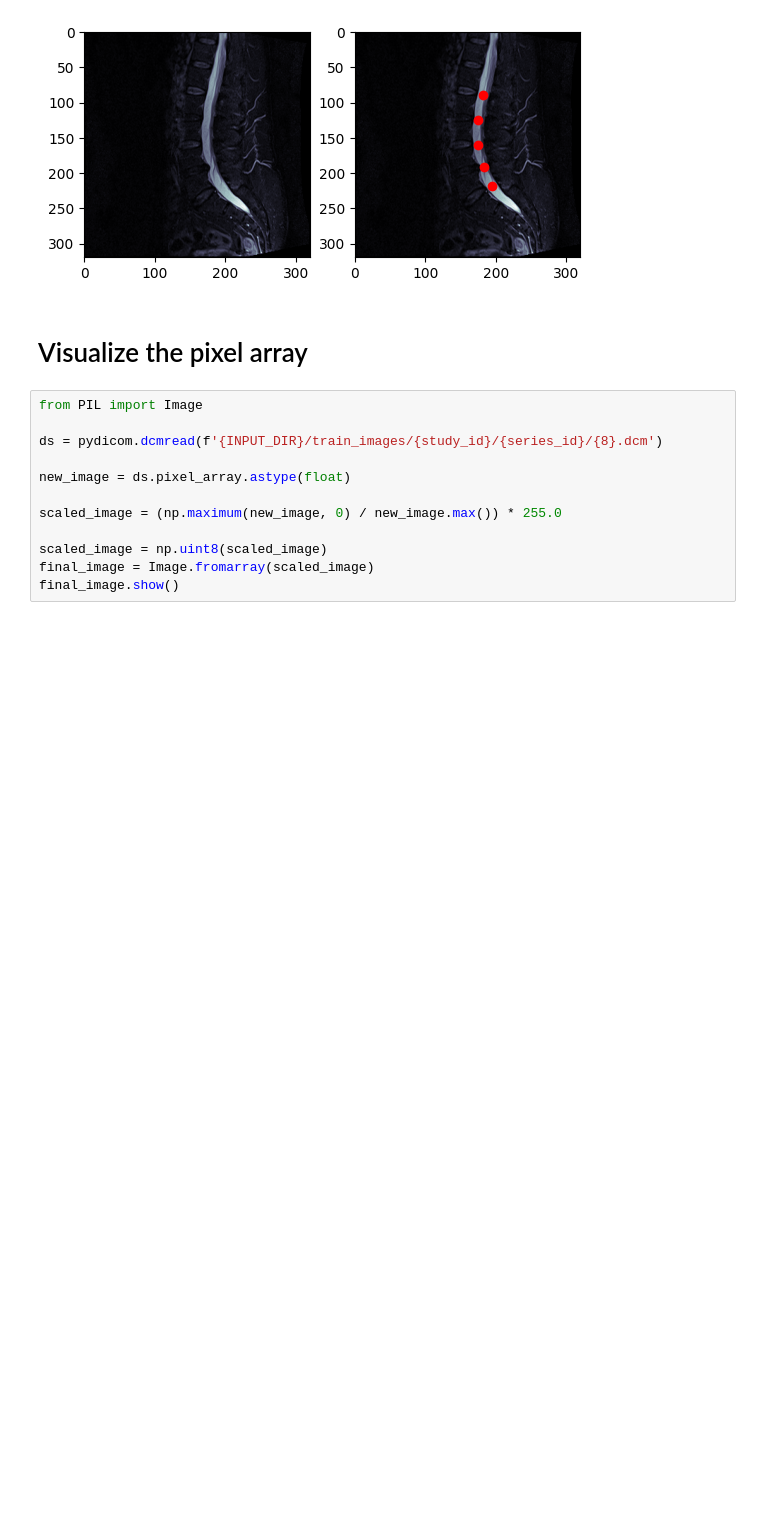
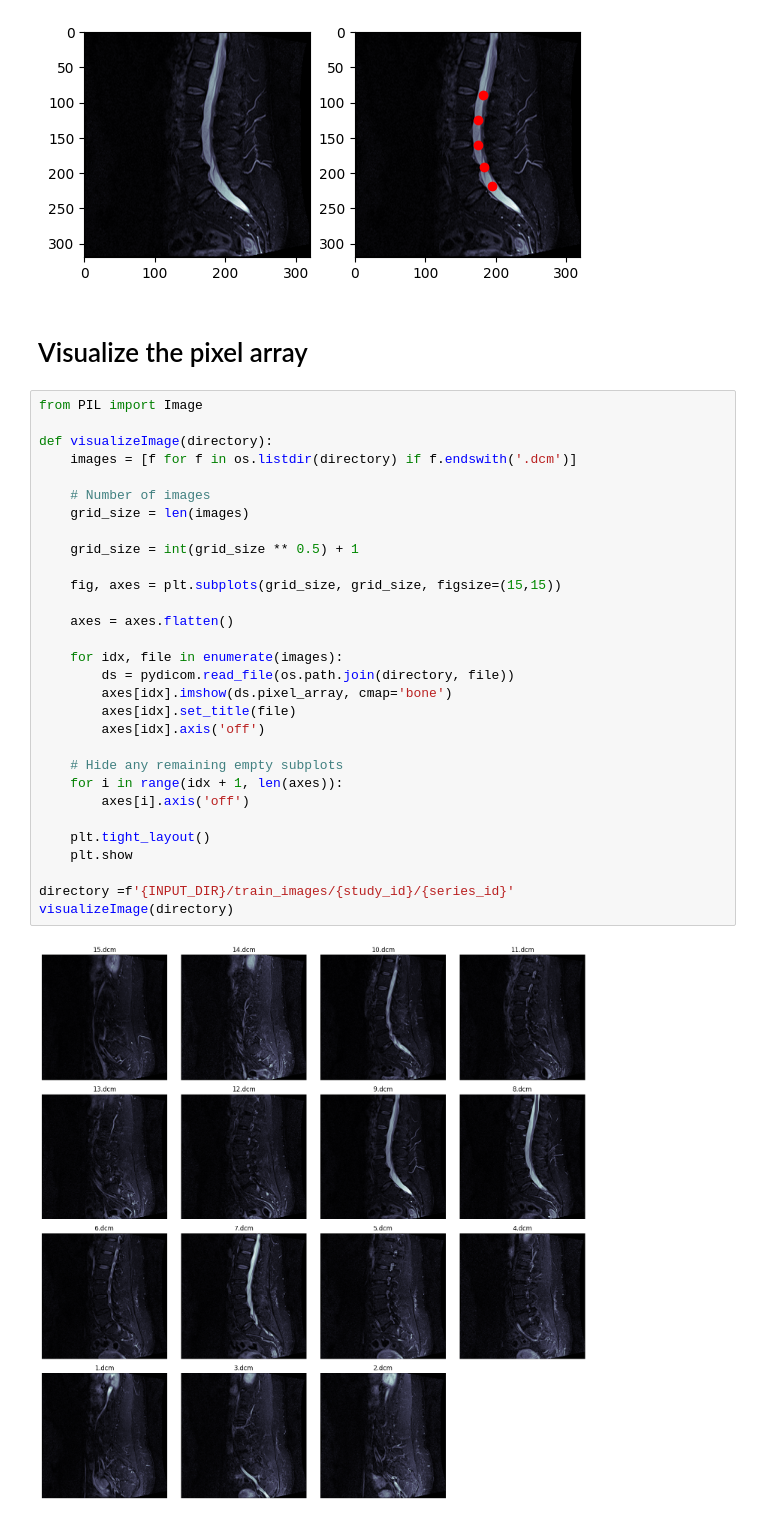
Before and after one commit to SRshohan/Research_lumber_spine, a Jupyter notebook: rsna-draw-image-original-and-with-label.ipynb, the cells around one changed output. Cells and saved outputs as stored; diff of their text form; blank space fills up the shorter version.

```diff
--- a/rsna-draw-image-original-and-with-label.ipynb
+++ b/rsna-draw-image-original-and-with-label.ipynb
@@ -108,15 +106,35 @@ shape: (25, 3)
 [figure]
 # %% [markdown]
 # Visualize the pixel array
-# %%
-from PIL import Image
-
-ds = pydicom.dcmread(f'{INPUT_DIR}/train_images/{study_id}/{series_id}/{8}.dcm')
-
-new_image = ds.pixel_array.astype(float)
-
-scaled_image = (np.maximum(new_image, 0) / new_image.max()) * 255.0
-
-scaled_image = np.uint8(scaled_image)
-final_image = Image.fromarray(scaled_image)
-final_image.show()
+# %%
+from PIL import Image
+
+def visualizeImage(directory):
+    images = [f for f in os.listdir(directory) if f.endswith('.dcm')]
+
+    # Number of images
+    grid_size = len(images)
+
+    grid_size = int(grid_size ** 0.5) + 1
+
+    fig, axes = plt.subplots(grid_size, grid_size, figsize=(15,15))
+
+    axes = axes.flatten()
+
+    for idx, file in enumerate(images):
+        ds = pydicom.read_file(os.path.join(directory, file))
+        axes[idx].imshow(ds.pixel_array, cmap='bone')
+        axes[idx].set_title(file)
+        axes[idx].axis('off')
+
+    # Hide any remaining empty subplots
+    for i in range(idx + 1, len(axes)):
+        axes[i].axis('off')
+
+    plt.tight_layout()
+    plt.show
+
+directory =f'{INPUT_DIR}/train_images/{study_id}/{series_id}'
+visualizeImage(directory)
+# %% [output]
+[figure, added]
```
Also changed, not shown: parts of 2 cells of this notebook, 2 other files.
